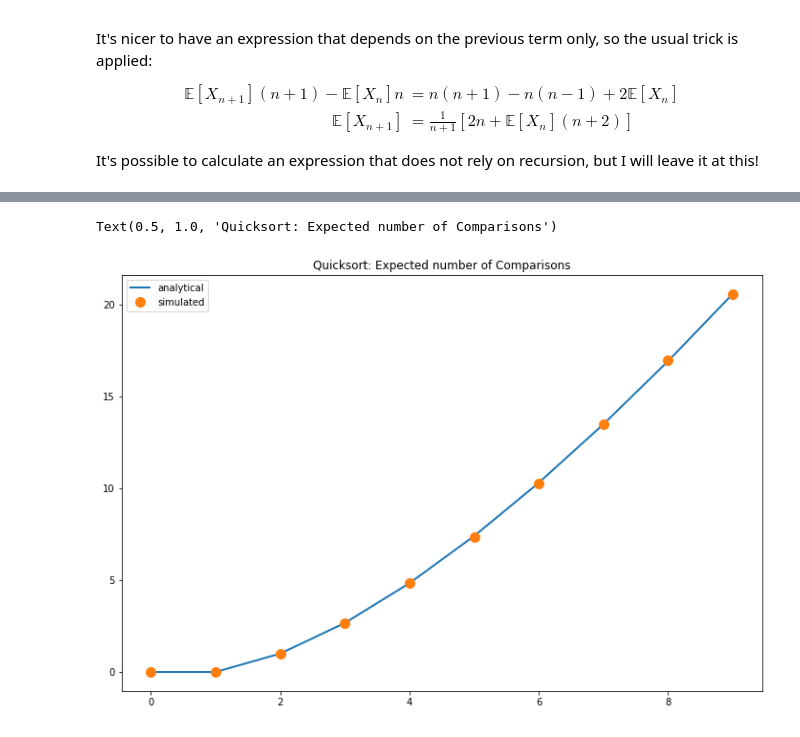
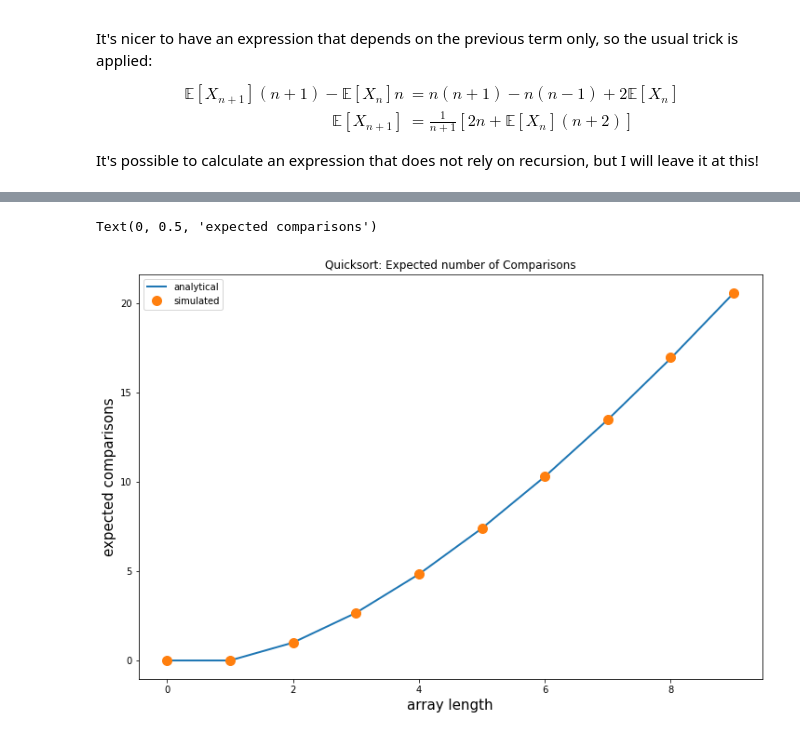
Before and after one commit to jpbm/probabilism, a Jupyter notebook: Quicksort.ipynb, the cells around one changed output, grey strips where cells are left out. Saved outputs shown, nothing was run; the diff lists cells and outputs as text; code cells hidden in the pictures.

Commit message:
quicksort better plot

```diff
--- a/Quicksort.ipynb
+++ b/Quicksort.ipynb
@@ -170,15 +170,17 @@ def M_n_simulated(array_length,n_trials=2000):
 # %%
 nn = list(range(10))
 
 analytical = [M_n(n) for n in nn]
 simulated = [M_n_simulated(n,n_trials=5000) for n in nn]
 
 plt.figure(figsize=(12,8))
 plt.plot(nn,analytical,'-',linewidth=2)
 plt.plot(nn,simulated,'o',markersize=10)
 plt.legend(['analytical','simulated'])
 
 _ = plt.title('Quicksort: Expected number of Comparisons')
+plt.xlabel('array length',fontsize=15)
+plt.ylabel('expected comparisons',fontsize=15)
 # %% [output]
-Text(0.5, 1.0, 'Quicksort: Expected number of Comparisons')
+Text(0, 0.5, 'expected comparisons')
-[figure, old version]
+[figure, new version]
```
Also changed, not shown: parts of 1 cell of this notebook.
